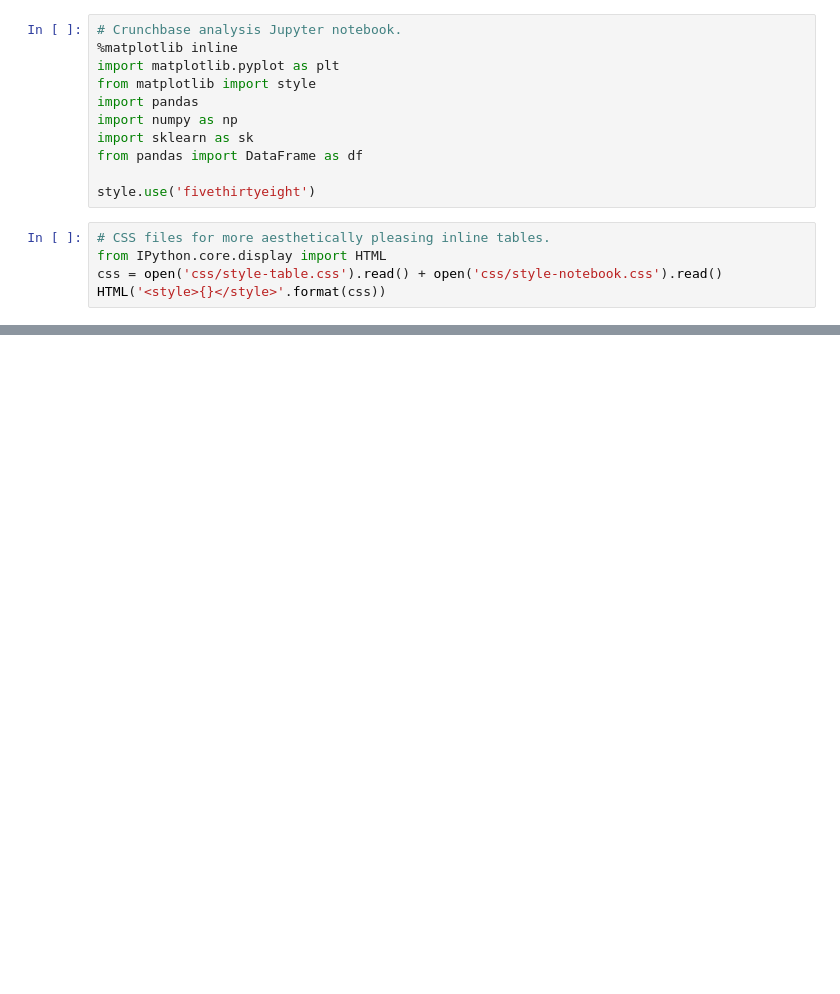
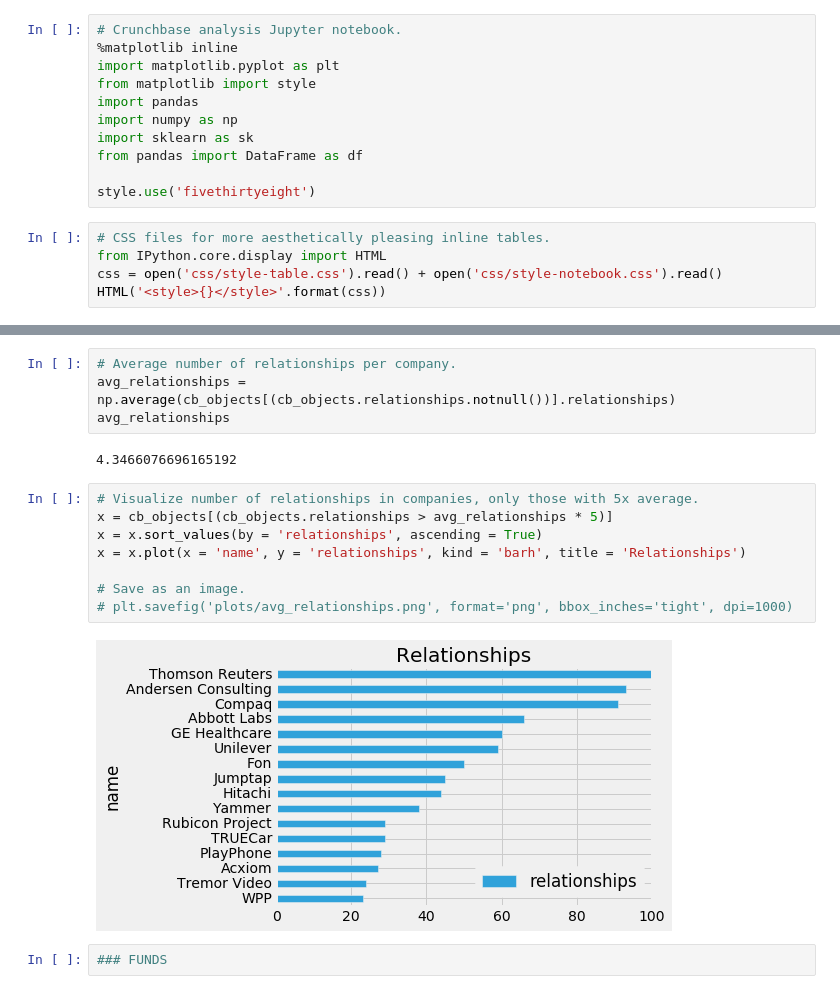
Before and after one commit to mattlevan/PredictingSuccess, a Jupyter notebook: PredictingSuccess.ipynb, the cells around one changed output, grey strips where cells are left out. Cells and saved outputs as stored; diff of their text form; blank space fills up the shorter version.

Commit message:
Added plots and relationships and funds to analysis

```diff
--- a/PredictingSuccess.ipynb
+++ b/PredictingSuccess.ipynb
@@ -33,0 +38,18 @@ odm_people = df.from_csv('csv/odm_people.csv')
+# %%
+# Average number of relationships per company.
+avg_relationships = np.average(cb_objects[(cb_objects.relationships.notnull())].relationships)
+avg_relationships
+# %% [output]
+4.3466076696165192
+# %%
+# Visualize number of relationships in companies, only those with 5x average.
+x = cb_objects[(cb_objects.relationships > avg_relationships * 5)]
+x = x.sort_values(by = 'relationships', ascending = True)
+x = x.plot(x = 'name', y = 'relationships', kind = 'barh', title = 'Relationships')
+
+# Save as an image.
+# plt.savefig('plots/avg_relationships.png', format='png', bbox_inches='tight', dpi=1000)
+# %% [output]
+[figure, added]
+# %%
+### FUNDS
```
Also changed, not shown: parts of 6 cells of this notebook, 3 other files.
